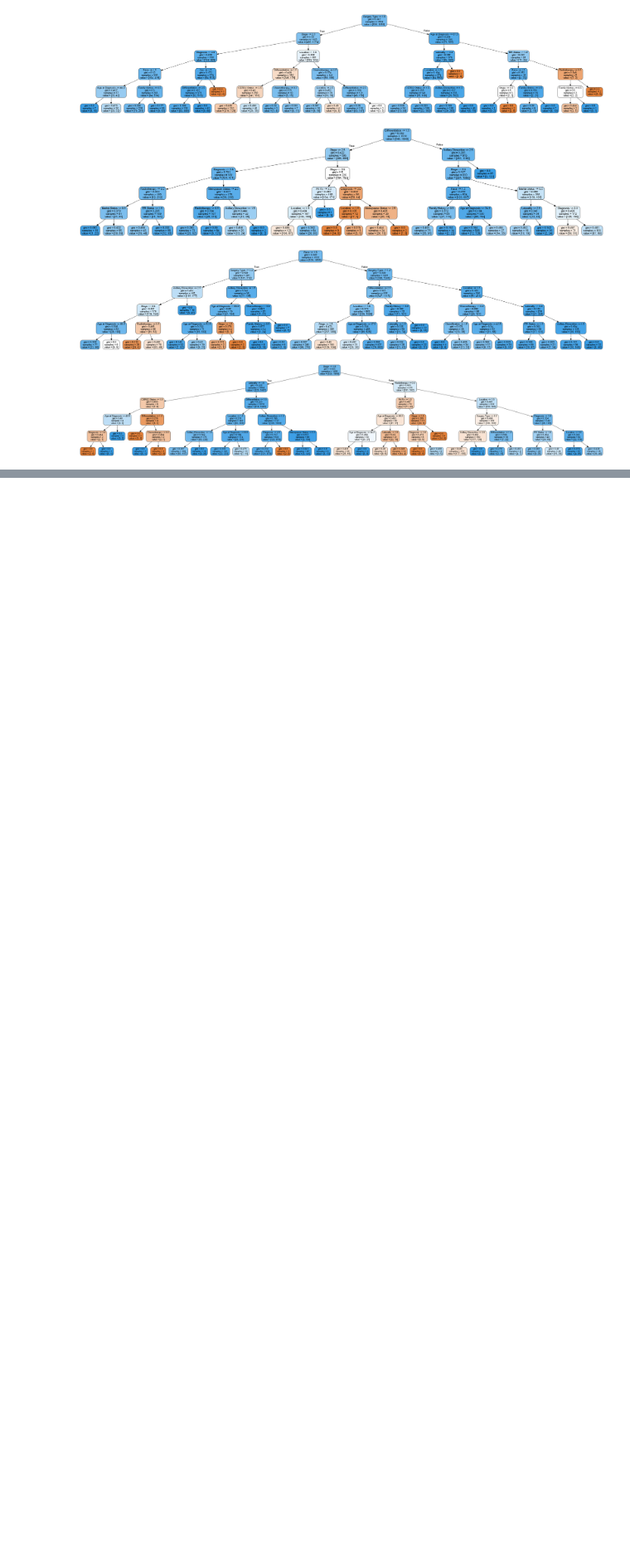
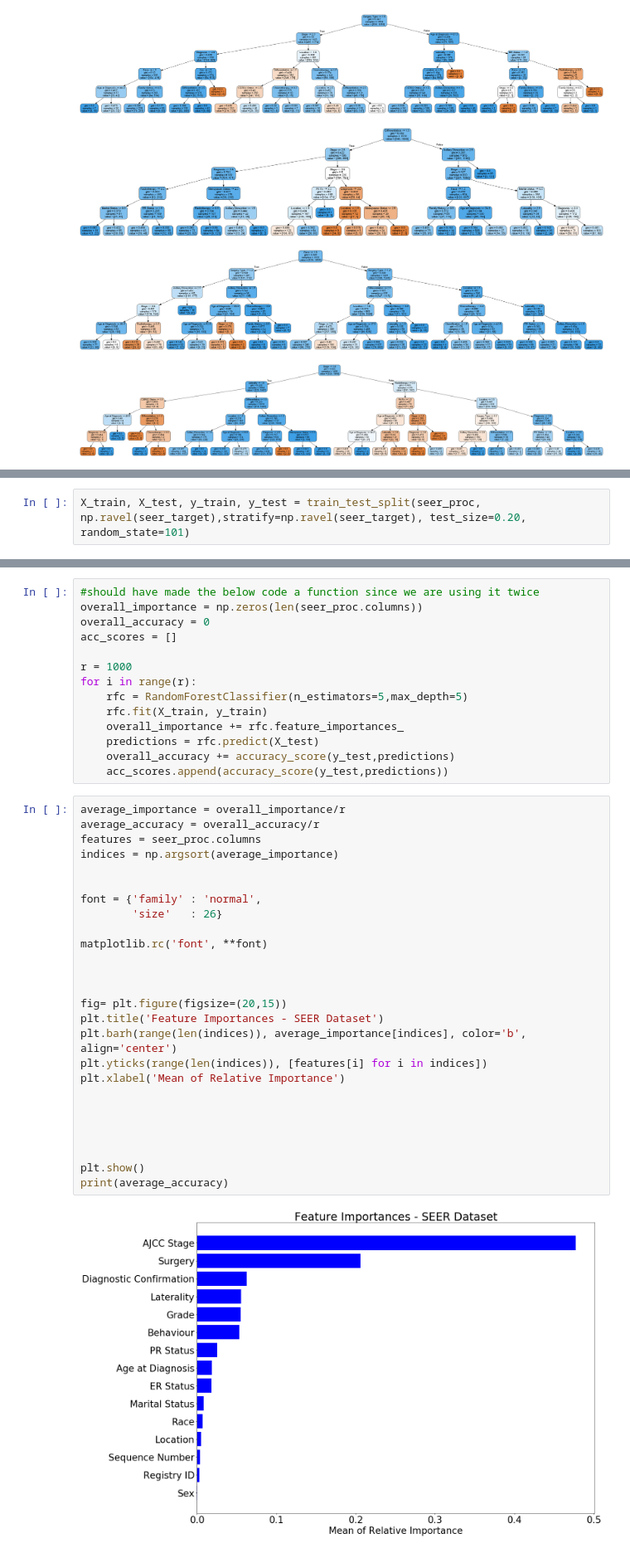
Before and after one commit to Lou1s/Predictive-Models-Using-a-Cancer-Data-Set, a Jupyter notebook: Experiment.ipynb, the cells around one changed output, grey strips where cells are left out. Shown at 83% size. Saved outputs shown, nothing was run; the diff lists cells and outputs as text; blank space fills up the shorter version.

Commit message:
Added SEER Experiment Code

```diff
--- a/Experiment.ipynb
+++ b/Experiment.ipynb
@@ -164,0 +184,2 @@ seer.head()
+# %%
+X_train, X_test, y_train, y_test = train_test_split(seer_proc, np.ravel(seer_target),stratify=np.ravel(seer_target), test_size=0.20, random_state=101)
@@ -164,0 +206,42 @@ seer.head()
+# %%
+#should have made the below code a function since we are using it twice
+overall_importance = np.zeros(len(seer_proc.columns))
+overall_accuracy = 0
+acc_scores = []
+
+r = 1000
+for i in range(r):
+    rfc = RandomForestClassifier(n_estimators=5,max_depth=5)
+    rfc.fit(X_train, y_train)
+    overall_importance += rfc.feature_importances_
+    predictions = rfc.predict(X_test)
+    overall_accuracy += accuracy_score(y_test,predictions)
+    acc_scores.append(accuracy_score(y_test,predictions))
+# %%
+average_importance = overall_importance/r
+average_accuracy = overall_accuracy/r
+features = seer_proc.columns
+indices = np.argsort(average_importance)
+
+
+font = {'family' : 'normal',
+        'size'   : 26}
+
+matplotlib.rc('font', **font)
+
+
+
+fig= plt.figure(figsize=(20,15))
+plt.title('Feature Importances - SEER Dataset')
+plt.barh(range(len(indices)), average_importance[indices], color='b', align='center')
+plt.yticks(range(len(indices)), [features[i] for i in indices])
+plt.xlabel('Mean of Relative Importance')
+
+
+
+
+
+plt.show()
+print(average_accuracy)
+# %% [output]
+[figure, added]
```
Also changed, not shown: parts of 10 cells of this notebook, 2 other files.
